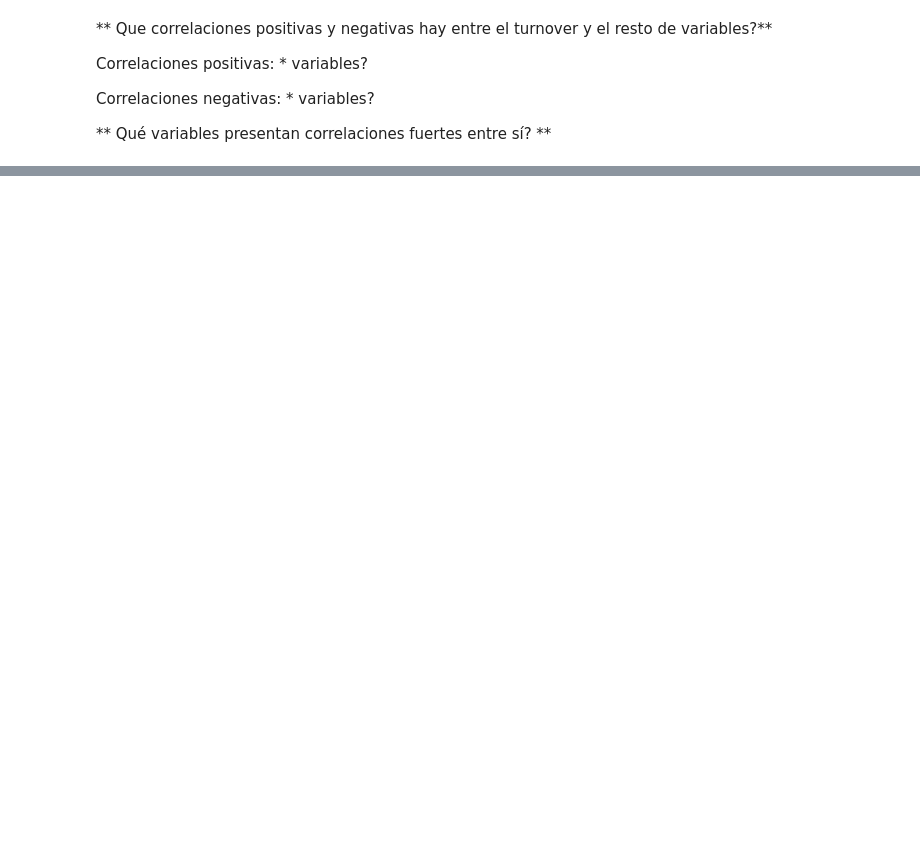
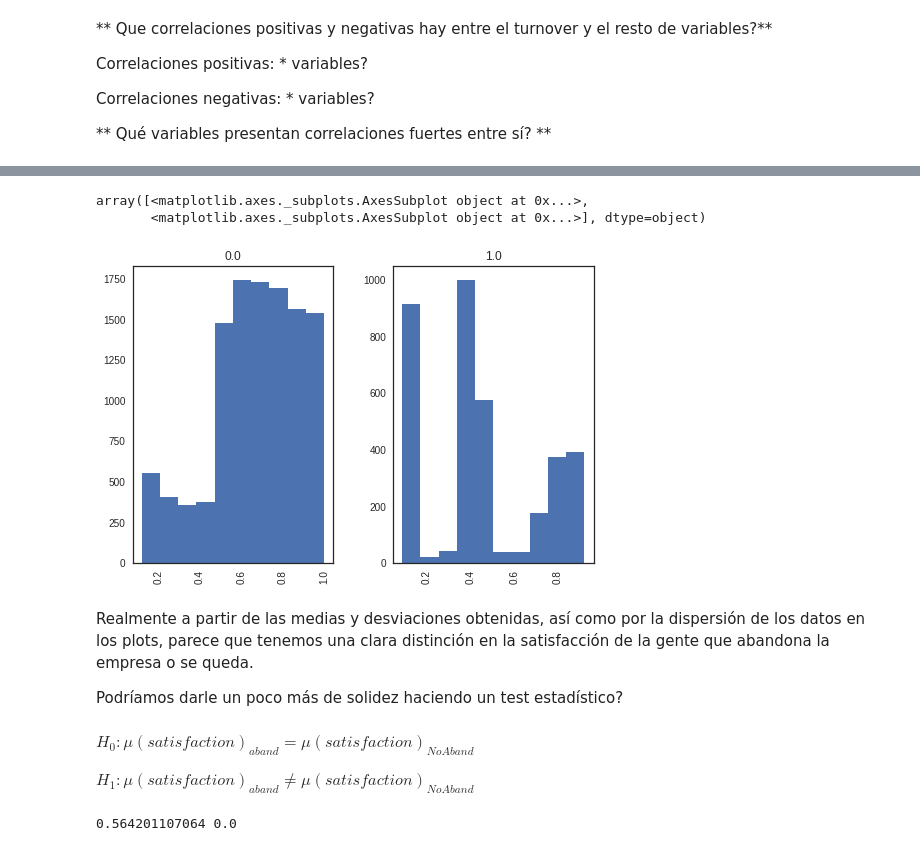
Before and after one commit to vianmarin/MADM-2017, a Jupyter notebook: 1-Introducción/miniprojects/EDA-RecursosHumanos.ipynb, the cells around one changed output, grey strips where cells are left out. Drawn from its saved outputs; the diff is of its cells as text; code cells hidden in the pictures; blank space fills up the shorter version.

```diff
--- a/1-Introducción/miniprojects/EDA-RecursosHumanos.ipynb
+++ b/1-Introducción/miniprojects/EDA-RecursosHumanos.ipynb
@@ -428,0 +468,10 @@ Correlaciones negativas:
+# %%
+df.hist(column='satisfaction', by='turnover')
+# %% [output]
+array([<matplotlib.axes._subplots.AxesSubplot object at 0x...>,
+       <matplotlib.axes._subplots.AxesSubplot object at 0x...>], dtype=object)
+[figure, added]
+# %% [markdown]
+Realmente a partir de las medias y desviaciones obtenidas, así como por la dispersión de los datos en los plots, parece que tenemos una clara distinción en la satisfacción de la gente que abandona la empresa o se queda.
+
+Podríamos darle un poco más de solidez haciendo un test estadístico?
@@ -428,0 +490,11 @@ Correlaciones negativas:
+# %% [markdown]
+$H_0: \mu(satisfaction)_{aband} = \mu(satisfaction)_{NoAband} $
+
+$H_1: \mu(satisfaction)_{aband} \not=  \mu(satisfaction)_{NoAband} $
+# %%
+# Que test estadístico podríamos usar para evaluar la hipotesis nula?
+ks_statistic, ks_p = stats.ks_2samp(valores_satisfaccion_abandono,
+                                    valores_satisfaccion_no_abandono)
+print(ks_statistic, ks_p)
+# %% [output]
+0.564201107064 0.0
```
Also changed, not shown: parts of 22 cells of this notebook.
